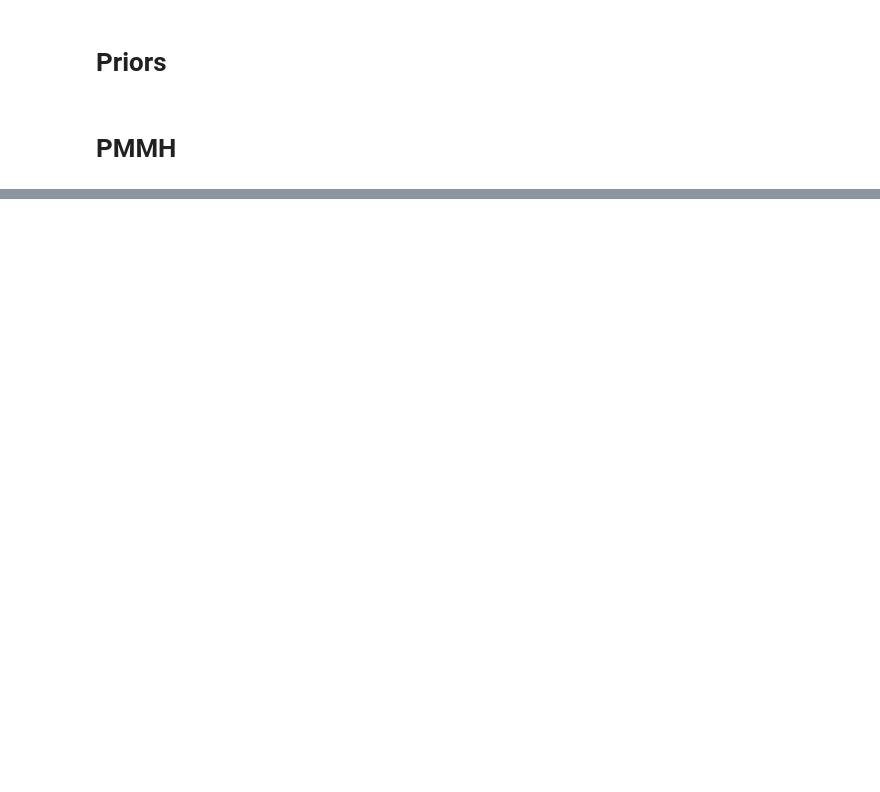
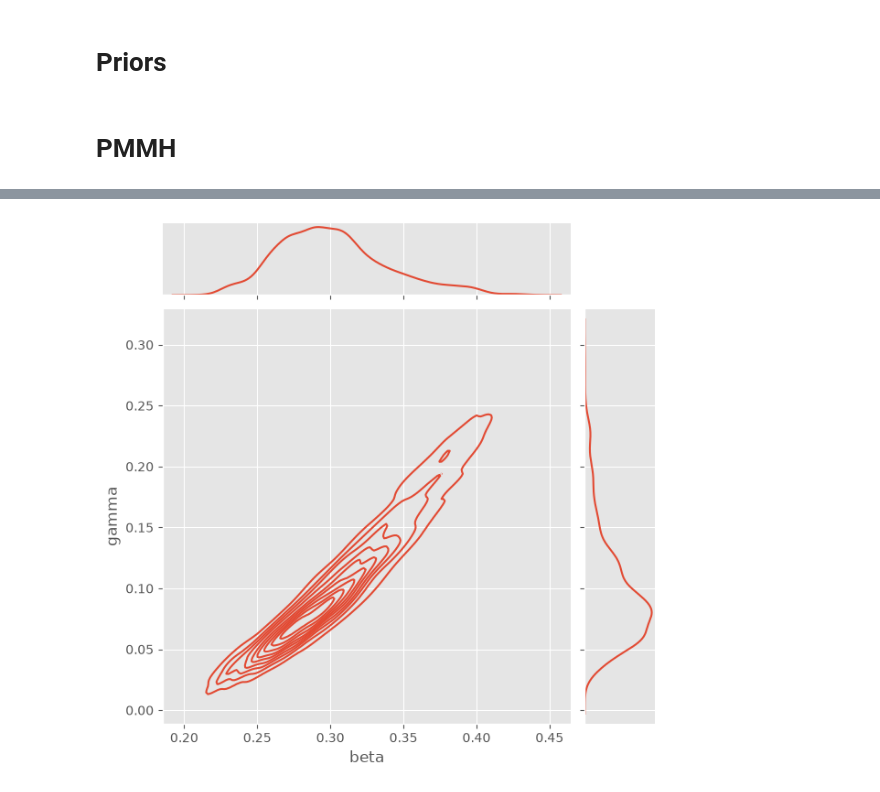
Before and after one commit to 19386928-oss/SIR_Model, a Jupyter notebook: src/particles/simulate_PMCMC.ipynb, the cells around one changed output, grey strips where cells are left out. Drawn from its saved outputs; the diff is of its cells as text; code cells hidden in the pictures; blank space fills up the shorter version.

```diff
--- a/src/particles/simulate_PMCMC.ipynb
+++ b/src/particles/simulate_PMCMC.ipynb
@@ -131,0 +157,9 @@ AttributeError: 'ChainBinomialModel' object has no attribute 'rho'
+# %%
+beta_density = pmmh.chain.theta['beta'][burnin:]
+gamma_density = pmmh.chain.theta['gamma'][burnin:]
+sb.jointplot(x = beta_density, y = gamma_density, kind = 'kde')
+plt.xlabel('beta')
+plt.ylabel('gamma')
+plt.show()
+# %% [output]
+[figure, added]
```
Also changed, not shown: parts of 10 cells of this notebook.
